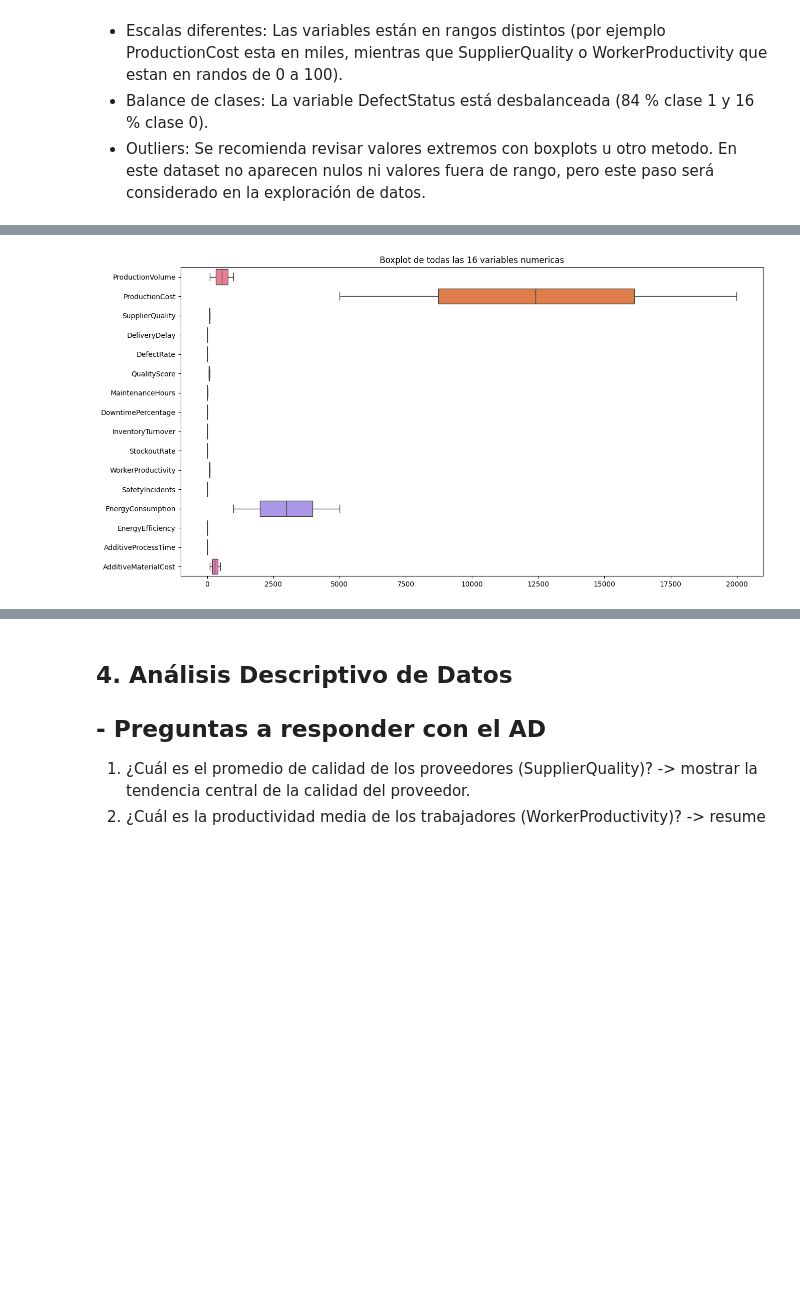
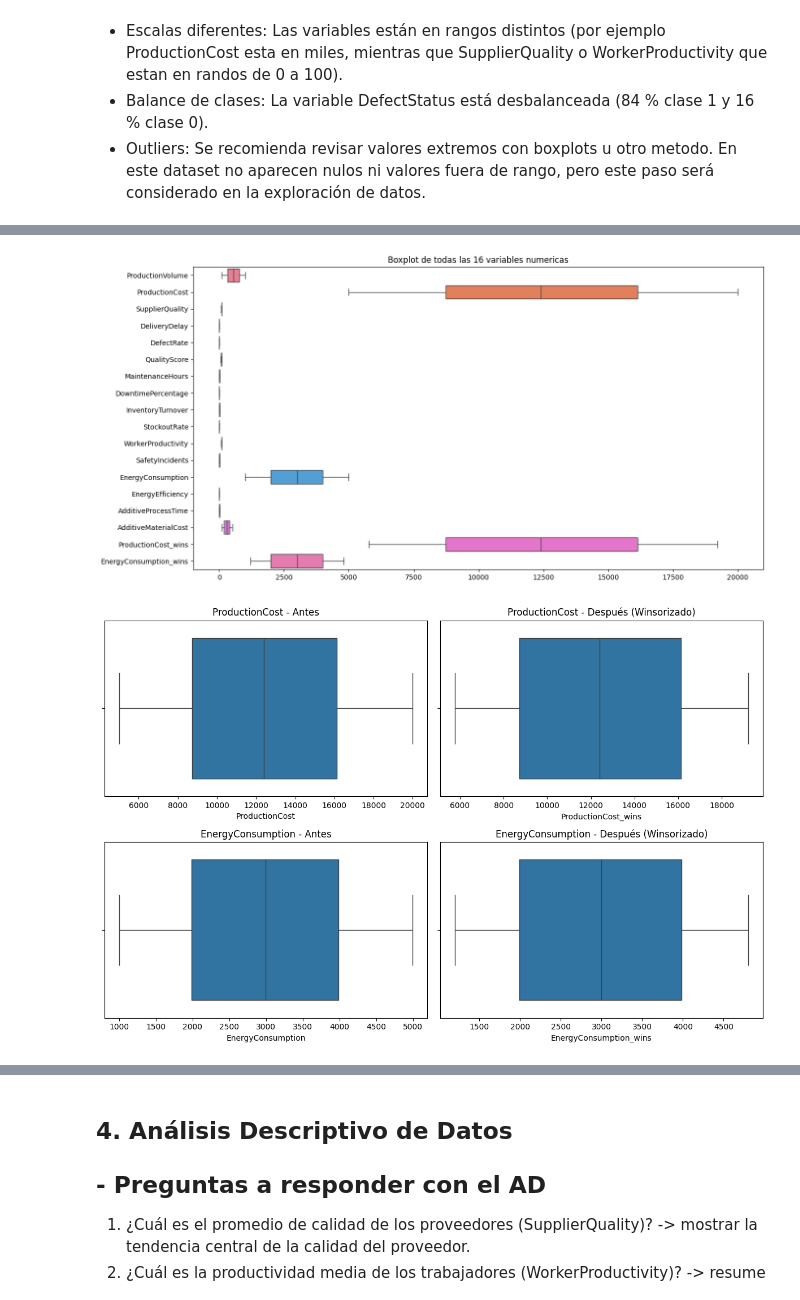
Before and after one commit to strejo4/ColabFiles_UACJ_PADP, a Jupyter notebook: ProyectoProgADAP_261539.ipynb, the cells around one changed output, grey strips where cells are left out. Cells and saved outputs as stored; diff of their text form; code cells hidden in the pictures; blank space fills up the shorter version.

```diff
--- a/ProyectoProgADAP_261539.ipynb
+++ b/ProyectoProgADAP_261539.ipynb
@@ -120,9 +120,57 @@ print("\nCantidad de duplicados: \n ", df.duplicated().sum())
 
 #Revision de outliers
 columnas_numericas = df.drop(columns=['DefectStatus']).select_dtypes(include=['int64','float64']).columns
+
 #Boxplot de todas las columnas numericas
 plt.figure(figsize=(15,8))
 sns.boxplot(data=df[columnas_numericas],orient="h")
 plt.title('Boxplot de todas las 16 variables numericas')
 plt.show()
+
+#Tratamiento de outliers con winsorizacion
+from scipy.stats.mstats import winsorize
+
+# Aplicar winsorización solo a las columnas con outliers significativos
+df['ProductionCost_wins'] = winsorize(df['ProductionCost'], limits=[0.05, 0.05])
+df['EnergyConsumption_wins'] = winsorize(df['EnergyConsumption'], limits=[0.05, 0.05])
+
+# Boxplots antes y después para comparar
+fig, axes = plt.subplots(2, 2, figsize=(12,8))
+
+sns.boxplot(x=df['ProductionCost'], ax=axes[0,0])
+axes[0,0].set_title("ProductionCost - Antes")
+
+sns.boxplot(x=df['ProductionCost_wins'], ax=axes[0,1])
+axes[0,1].set_title("ProductionCost - Después (Winsorizado)")
+
+sns.boxplot(x=df['EnergyConsumption'], ax=axes[1,0])
+axes[1,0].set_title("EnergyConsumption - Antes")
+
+sns.boxplot(x=df['EnergyConsumption_wins'], ax=axes[1,1])
+axes[1,1].set_title("EnergyConsumption - Después (Winsorizado)")
+
+plt.tight_layout()
+plt.show()
+
+# Histogramas antes y después del winsorizado
+fig, axes = plt.subplots(2, 2, figsize=(12, 8))
+
+# ProductionCost antes
+axes[0,0].hist(df['ProductionCost'], bins=30, color='skyblue')
+axes[0,0].set_title("ProductionCost - Antes")
+
+# ProductionCost después
+axes[0,1].hist(df['ProductionCost_wins'], bins=30, color='orange')
+axes[0,1].set_title("ProductionCost - Después (Winsorizado)")
+
+# EnergyConsumption antes
+axes[1,0].hist(df['EnergyConsumption'], bins=30, color='skyblue')
+axes[1,0].set_title("EnergyConsumption - Antes")
+
+# EnergyConsumption después
+axes[1,1].hist(df['EnergyConsumption_wins'], bins=30, color='orange')
+axes[1,1].set_title("EnergyConsumption - Después (Winsorizado)")
+
+plt.tight_layout()
+plt.show()
 # %% [output]
@@ -143,4 +191,5 @@ DefectStatus                  DefectStatus        int64              0
 
 Cantidad de duplicados:
   0
-[figure, old version]
+[figure, new version]
+[figure, added]
```
Also changed, not shown: parts of 1 cell of this notebook.
